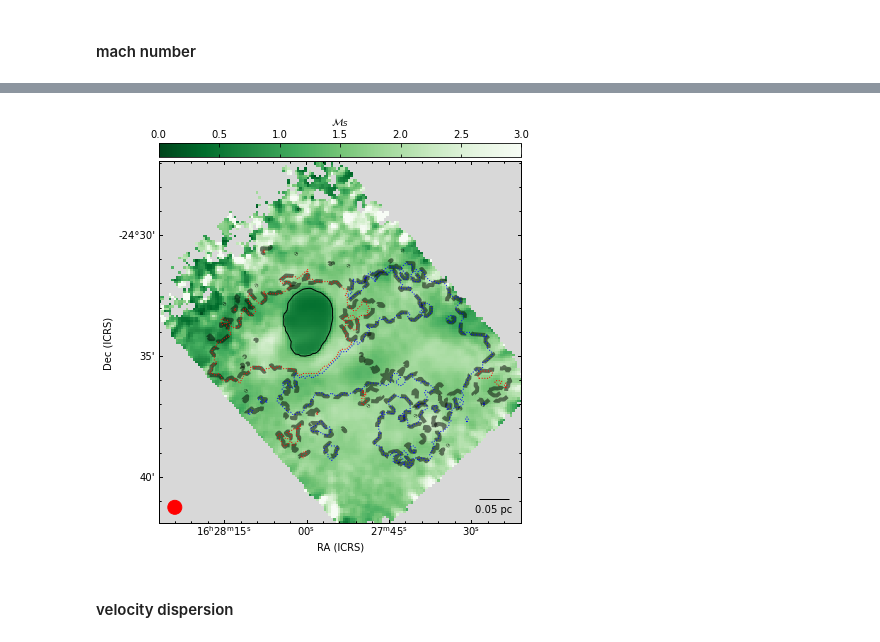
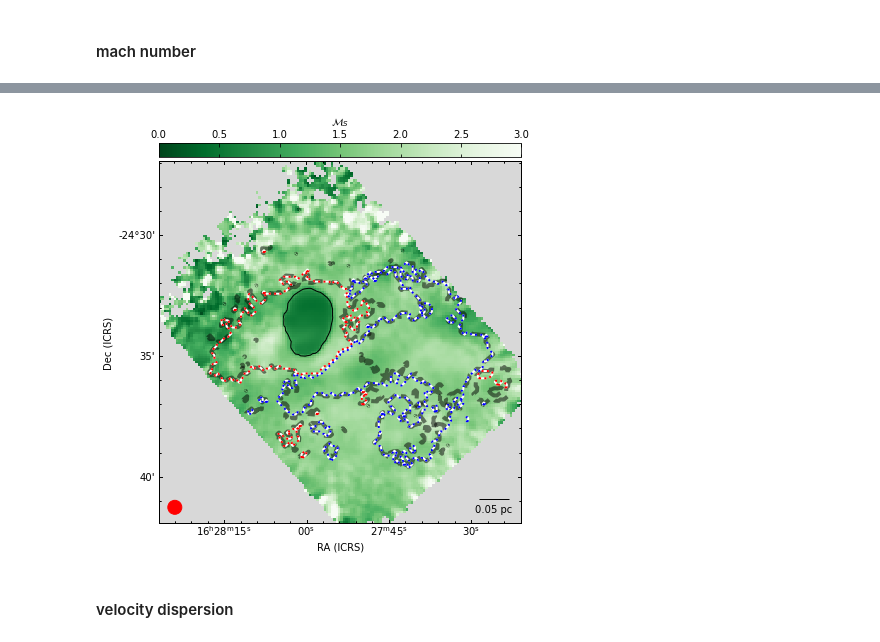
Before and after one commit to SpandanCh/H-MM1_extended_subsonic, a Jupyter notebook: make_figures.ipynb, the cells around one changed output, grey strips where cells are left out. Saved outputs shown, nothing was run; the diff lists cells and outputs as text; code cells hidden in the pictures.

Commit message:
show the narrow-blue and narrow-red extent

```diff
--- a/make_figures.ipynb
+++ b/make_figures.ipynb
@@ -505,13 +505,13 @@ fig.show_contour(para_map_dir + 'mach_number_1cmp_w_mask.fits', levels=[1], colo
 fig.show_contour(para_map_dir + 'mach_number_nr_for_msk.fits', levels=[1], colors='k',linewidths=4,
                  linestyles='dashed', alpha=0.5)
 
+fig.show_contour((vel_narrow_red_repr>2)*1, levels=[0.5], colors='w', linewidths=2, linestyles='dashed')
+fig.show_contour((vel_narrow_blue_repr>2)*1, levels=[0.5], colors='w', linewidths=2, linestyles='dashed')
 fig.show_contour((vel_narrow_red_repr>2)*1, levels=[0.5], colors='red', linewidths=2, linestyles='dotted')
-fig.show_contour((vel_narrow_blue_repr>2)*1, levels=[0.5], colors='blue', linewidths=1, linestyles='dotted')
-fig.show_contour((vel_narrow_red_repr>2)*1, levels=[0.5], colors='red', linewidths=1, linestyles='dotted')
-fig.show_contour((vel_narrow_blue_repr>2)*1, levels=[0.5], colors='blue', linewidths=1, linestyles='dotted')
+fig.show_contour((vel_narrow_blue_repr>2)*1, levels=[0.5], colors='blue', linewidths=2, linestyles='dotted')
 
 
-# fig.savefig(figs_dir + 'mach_1cmp_repr_wo_source_name.pdf', dpi=200)
+fig.savefig(figs_dir + 'mach_1cmp_repr_wo_source_name_red_blue_shown.pdf', dpi=200)
 # %% [output]
 WARNING: No WCS information found in header - using pixel coordinates [aplpy.header]
 WARNING: No WCS information found in header - using pixel coordinates [aplpy.header]
@@ -518,4 +520,4 @@ WARNING: No WCS information found in header - using pixel coordinates [aplpy.hea
-[figure, old version]
+[figure, new version]
 # %% [markdown]
 #### velocity dispersion
 # %%
```
Also changed, not shown: parts of 5 cells of this notebook, 1 other file.
